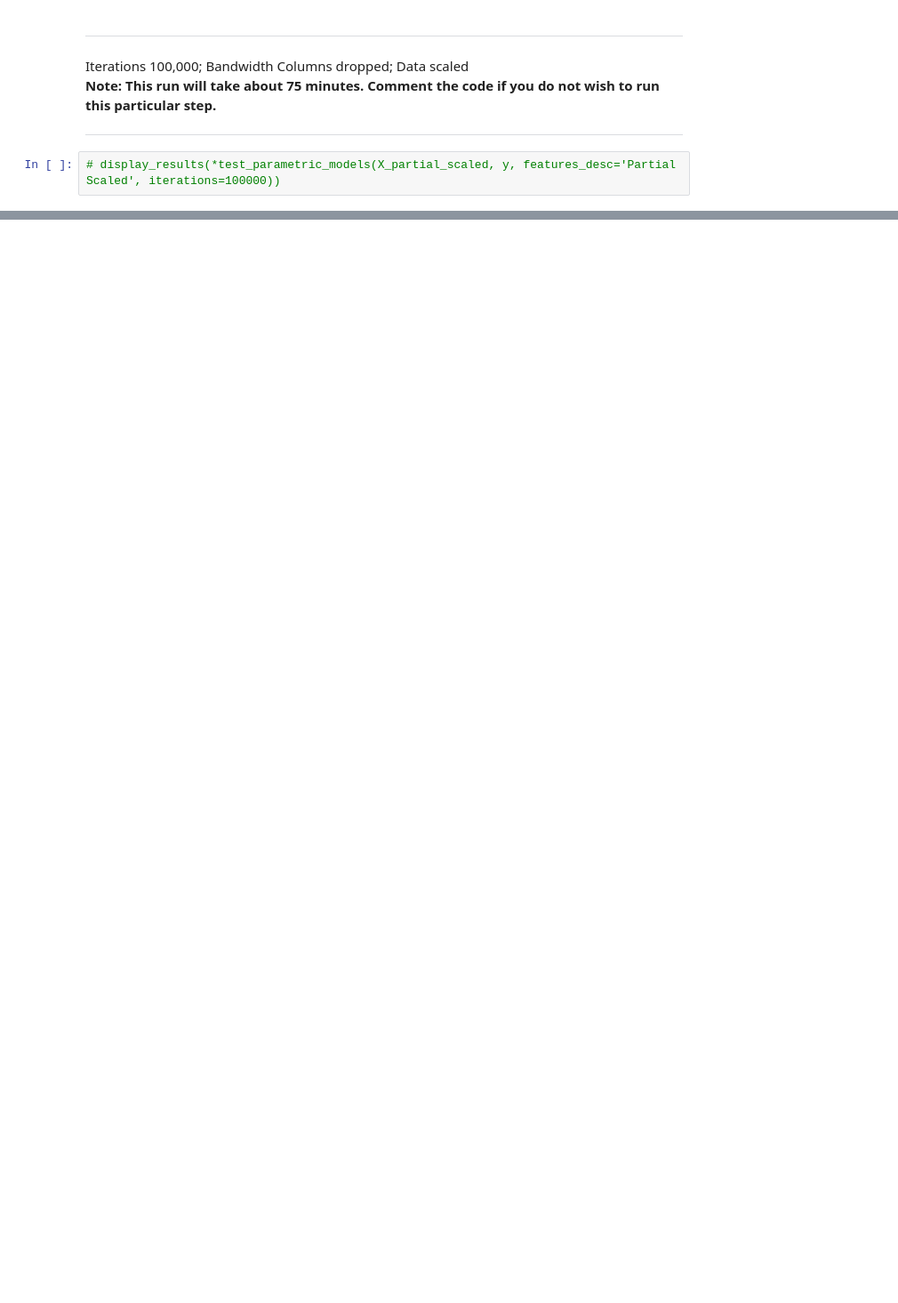
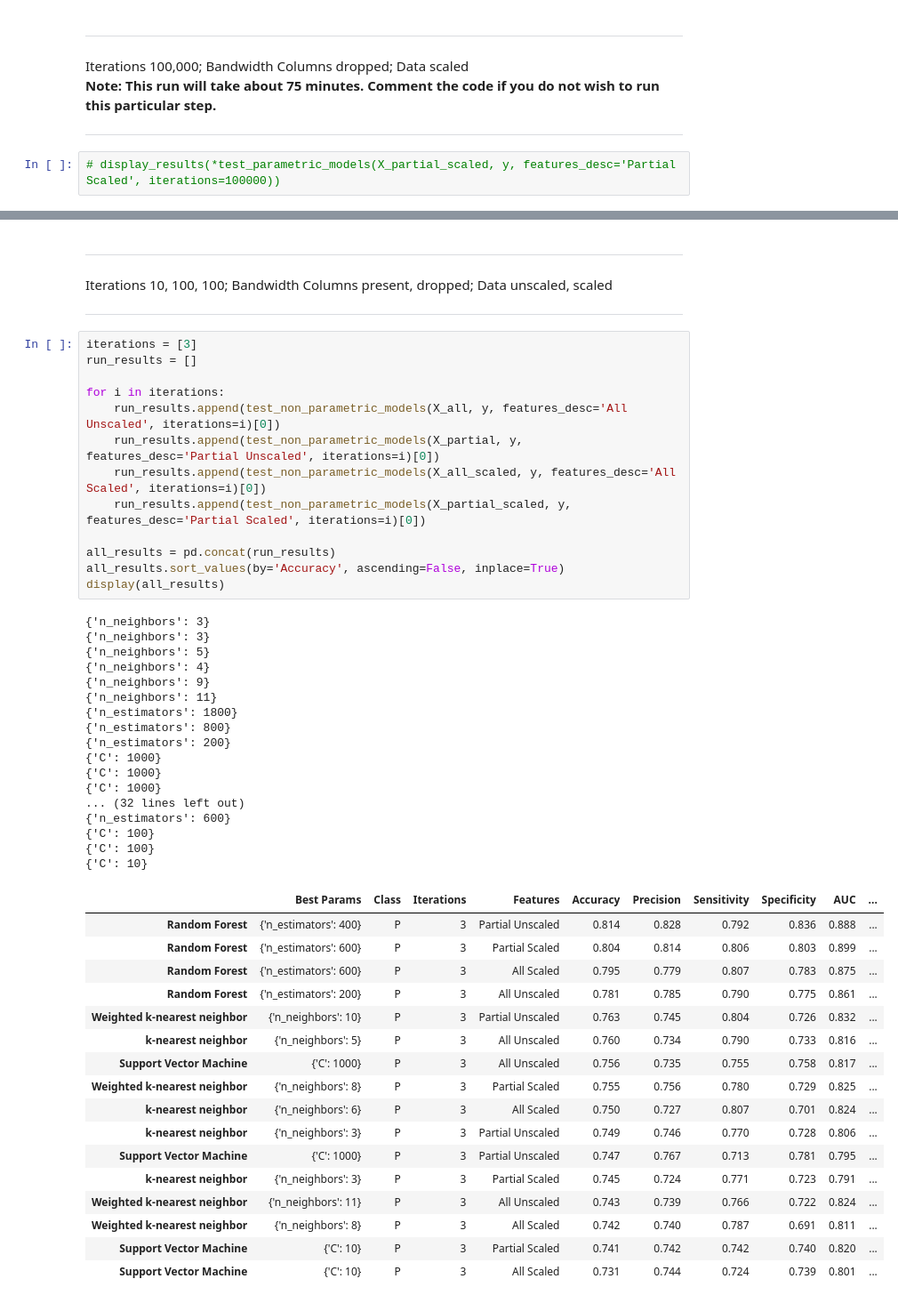
Before and after one commit to carl-schick-ds/rails, a Jupyter notebook: rails.ipynb, the cells around one changed output, grey strips where cells are left out. Shown at 89% size. Saved outputs shown, nothing was run; the diff lists cells and outputs as text; blank space fills up the shorter version.

Commit message:
Non-parametric interim checkpoint.

```diff
--- a/rails.ipynb
+++ b/rails.ipynb
@@ -409,0 +469,52 @@ Iterations 100,000; Bandwidth Columns dropped; Data scaled
+# %% [markdown]
+***
+Iterations 10, 100, 100; Bandwidth Columns present, dropped; Data unscaled, scaled
+***
+# %%
+iterations = [3]
+run_results = []
+
+for i in iterations:
+    run_results.append(test_non_parametric_models(X_all, y, features_desc='All Unscaled', iterations=i)[0])
+    run_results.append(test_non_parametric_models(X_partial, y, features_desc='Partial Unscaled', iterations=i)[0])
+    run_results.append(test_non_parametric_models(X_all_scaled, y, features_desc='All Scaled', iterations=i)[0])
+    run_results.append(test_non_parametric_models(X_partial_scaled, y, features_desc='Partial Scaled', iterations=i)[0])
+
+all_results = pd.concat(run_results)
+all_results.sort_values(by='Accuracy', ascending=False, inplace=True)
+display(all_results)
+# %% [output]
+{'n_neighbors': 3}
+{'n_neighbors': 3}
+{'n_neighbors': 5}
+{'n_neighbors': 4}
+{'n_neighbors': 9}
+{'n_neighbors': 11}
+{'n_estimators': 1800}
+{'n_estimators': 800}
+{'n_estimators': 200}
+{'C': 1000}
+{'C': 1000}
+{'C': 1000}
+... (32 lines left out)
+{'n_estimators': 600}
+{'C': 100}
+{'C': 100}
+{'C': 10}
+|  | Best Params | Class | Iterations | Features | Accuracy | Precision | Sensitivity | Specificity | AUC | ... |
+| Random Forest | {'n_estimators': 400} | P | 3 | Partial Unscaled | 0.814 | 0.828 | 0.792 | 0.836 | 0.888 | ... |
+| Random Forest | {'n_estimators': 600} | P | 3 | Partial Scaled | 0.804 | 0.814 | 0.806 | 0.803 | 0.899 | ... |
+| Random Forest | {'n_estimators': 600} | P | 3 | All Scaled | 0.795 | 0.779 | 0.807 | 0.783 | 0.875 | ... |
+| Random Forest | {'n_estimators': 200} | P | 3 | All Unscaled | 0.781 | 0.785 | 0.790 | 0.775 | 0.861 | ... |
+| Weighted k-nearest neighbor | {'n_neighbors': 10} | P | 3 | Partial Unscaled | 0.763 | 0.745 | 0.804 | 0.726 | 0.832 | ... |
+| k-nearest neighbor | {'n_neighbors': 5} | P | 3 | All Unscaled | 0.760 | 0.734 | 0.790 | 0.733 | 0.816 | ... |
+| Support Vector Machine | {'C': 1000} | P | 3 | All Unscaled | 0.756 | 0.735 | 0.755 | 0.758 | 0.817 | ... |
+| Weighted k-nearest neighbor | {'n_neighbors': 8} | P | 3 | Partial Scaled | 0.755 | 0.756 | 0.780 | 0.729 | 0.825 | ... |
+| k-nearest neighbor | {'n_neighbors': 6} | P | 3 | All Scaled | 0.750 | 0.727 | 0.807 | 0.701 | 0.824 | ... |
+| k-nearest neighbor | {'n_neighbors': 3} | P | 3 | Partial Unscaled | 0.749 | 0.746 | 0.770 | 0.728 | 0.806 | ... |
+| Support Vector Machine | {'C': 1000} | P | 3 | Partial Unscaled | 0.747 | 0.767 | 0.713 | 0.781 | 0.795 | ... |
+| k-nearest neighbor | {'n_neighbors': 3} | P | 3 | Partial Scaled | 0.745 | 0.724 | 0.771 | 0.723 | 0.791 | ... |
+| Weighted k-nearest neighbor | {'n_neighbors': 11} | P | 3 | All Unscaled | 0.743 | 0.739 | 0.766 | 0.722 | 0.824 | ... |
+| Weighted k-nearest neighbor | {'n_neighbors': 8} | P | 3 | All Scaled | 0.742 | 0.740 | 0.787 | 0.691 | 0.811 | ... |
+| Support Vector Machine | {'C': 10} | P | 3 | Partial Scaled | 0.741 | 0.742 | 0.742 | 0.740 | 0.820 | ... |
+| Support Vector Machine | {'C': 10} | P | 3 | All Scaled | 0.731 | 0.744 | 0.724 | 0.739 | 0.801 | ... |
```
Also changed, not shown: parts of 10 cells of this notebook, 1 other file.
